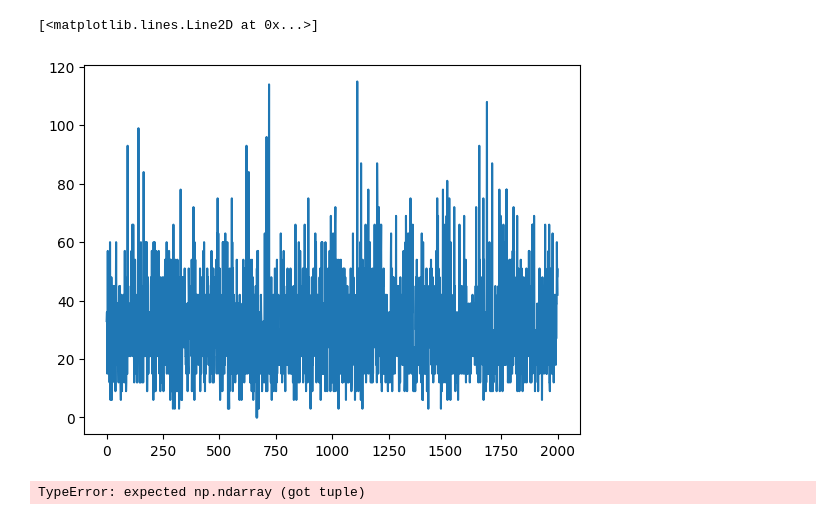
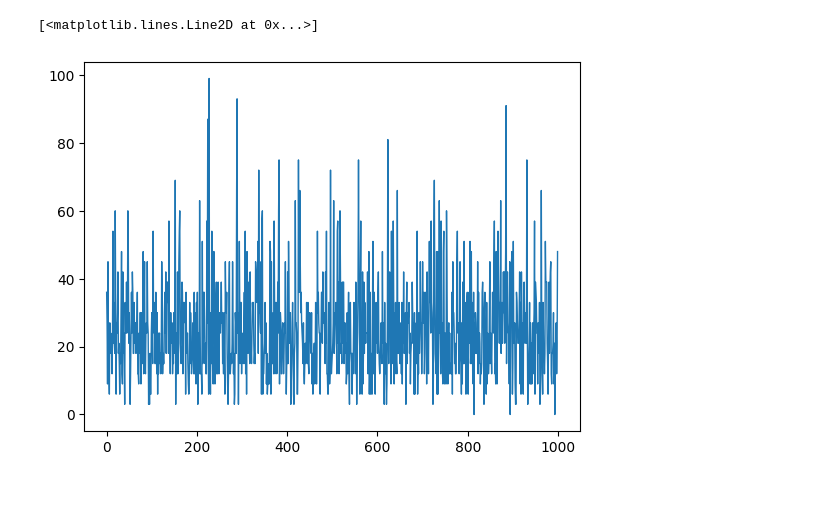
Before and after one commit to sotarseniy/project-atari, a Jupyter notebook: notebooks/reinforce.ipynb, the cells around one changed output. Saved outputs shown, nothing was run; the diff lists cells and outputs as text; code cells hidden in the pictures; blank space fills up the shorter version.

Commit message:
edit readme & reinforce

```diff
--- a/notebooks/reinforce.ipynb
+++ b/notebooks/reinforce.ipynb
@@ -16,6 +17,8 @@ ale.loadROM(LostLuggage)
 env = gym.make('ALE/LostLuggage-v5')
 # %%
 env = gym.make('ALE/LostLuggage-v5')
+# %%
+num_episodes = 1000
 # %%
 class PolicyNetwork(nn.Module):
     def __init__(self, input_size, hidden_size, output_size):
@@ -31,19 +34,18 @@ class PolicyNetwork(nn.Module):
         x = self.fc2(x)
         return self.softmax(x)
 # %%
-def reinforce():
+def reinforce(n_episodes):
     input_size = env.action_space.n
-    hidden_size = input_size * 4
+    hidden_size = input_size * 8
     output_size = input_size
-    learning_rate = 0.01
-    num_episodes = 2000
+    learning_rate = 1e-8
 
     total_rewards = []
 
     poilicy_network = PolicyNetwork(input_size, hidden_size, output_size)
     optimizer = optim.Adam(poilicy_network.parameters(), lr=learning_rate)
 
-    for _ in tqdm(range(num_episodes)):
+    for _ in tqdm(range(n_episodes)):
         env.reset()
         actions = np.zeros((env.action_space.n,))
         log_probs = []
@@ -76,9 +78,9 @@ def reinforce():
 
     return total_rewards
 # %%
-total_rewards = reinforce()
+total_rewards = reinforce(num_episodes)
 # %%
-plt.plot(range(2000), total_rewards)
+plt.plot(range(num_episodes), total_rewards, linewidth=1)
 # %% [output]
 [<matplotlib.lines.Line2D at 0x...>]
-[figure, old version]
+[figure, new version]
@@ -89,61 +86,0 @@ env = gym.make('ALE/LostLuggage-v5')
-# %%
-import torch
-import torch.nn as nn
-import torch.optim as optim
-import gym
-
-# Определение нейронной сети для аппроксимации стратегии
-class Policy(nn.Module):
-    def __init__(self, input_dim, output_dim):
-        super(Policy, self).__init__()
-        self.fc = nn.Linear(input_dim, 128)
-        self.fc2 = nn.Linear(128, output_dim)
-
-    def forward(self, x):
-        x = torch.relu(self.fc(x))
-        x = torch.softmax(self.fc2(x), dim=-1)
-        return x
-
-# Инициализация среды
-ale = ALEInterface()
-ale.loadROM(LostLuggage)
-env = gym.make('ALE/LostLuggage-v5')
-input_dim = env.observation_space.shape[0]
-output_dim = env.action_space.n
-
-# Инициализация нейронной сети и оптимизатора
-policy = Policy(input_dim, output_dim)
-optimizer = optim.Adam(policy.parameters(), lr=0.01)
-
-# Функция для обучения агента с помощью REINFORCE
-def reinforce(num_episodes):
-    for i in range(num_episodes):
-        states, rewards, actions = [], [], []
-        state = env.reset()
-        done = False
-
-        while not done:
-            action_prob = policy(torch.from_numpy(state).float())
-            action = torch.multinomial(action_prob, 1).item()
-            next_state, reward, done, _, _ = env.step(action)
-
-            states.append(state)
-            rewards.append(reward)
-            actions.append(action)
-            state = next_state
-
-        policy_loss = []
-        returns = 0
-        for t in range(len(rewards)):
-            returns = rewards[t] + 0.99 * returns
-            policy_loss.append(-torch.log(action_probs[t][actions[t]]) * returns)
-
-        optimizer.zero_grad()
-        policy_loss = torch.stack(policy_loss).sum()
-        policy_loss.backward()
-        optimizer.step()
-
-# Обучение агента
-reinforce(1000)
-# %% [output]
-TypeError: expected np.ndarray (got tuple)
```
Also changed, not shown: parts of 17 cells of this notebook, 2 other files.
